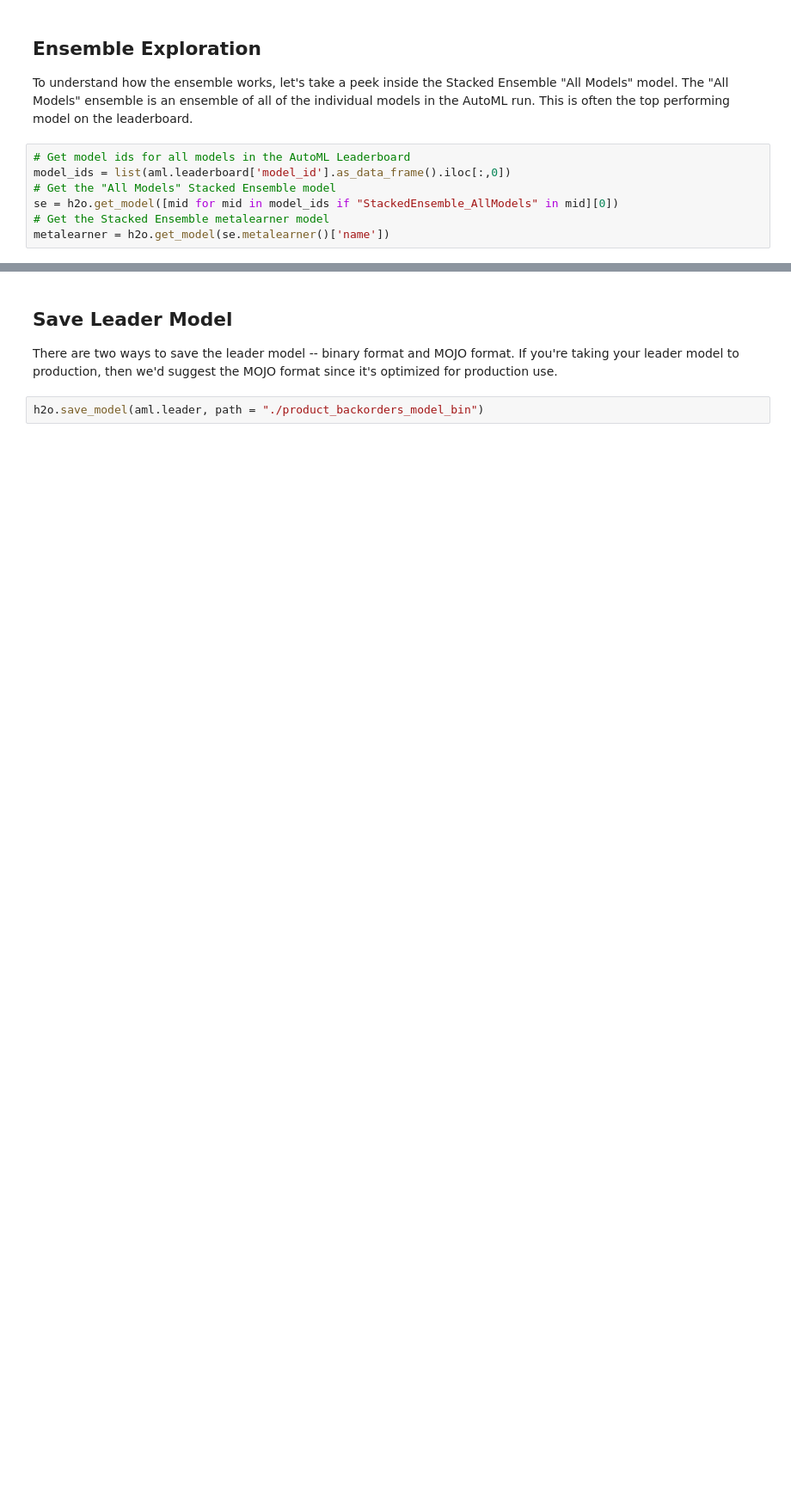
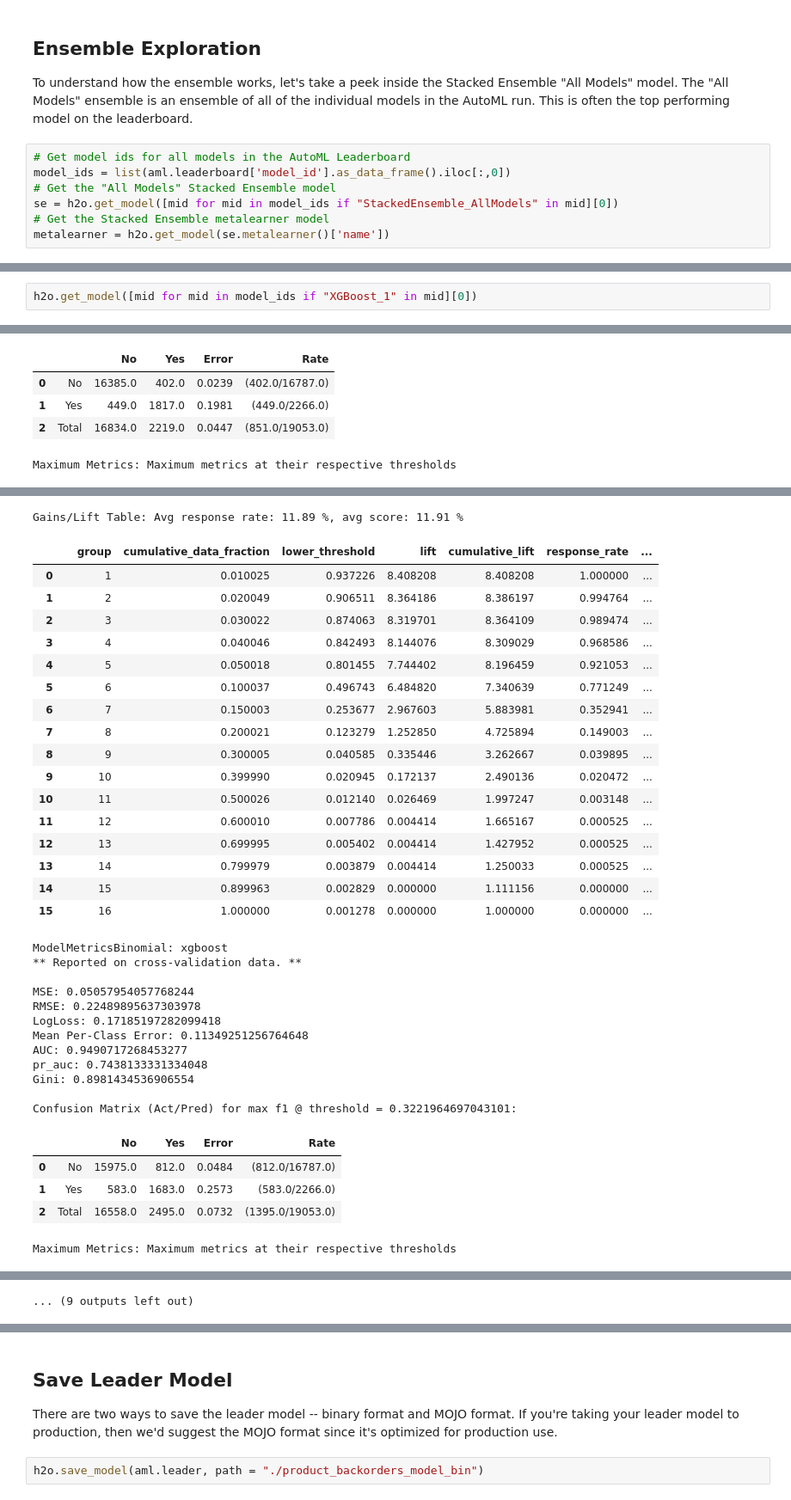
Before and after one commit to dotmesh-io/demos, a Jupyter notebook: h2o/automl_binary_classification_product_backorders.ipynb, the cells around one changed output, grey strips where cells are left out. Shown at 86% size. Drawn from its saved outputs; the diff is of its cells as text; blank space fills up the shorter version.

```diff
--- a/h2o/automl_binary_classification_product_backorders.ipynb
+++ b/h2o/automl_binary_classification_product_backorders.ipynb
@@ -104,0 +369,3 @@ metalearner.std_coef_plot()
+# %%
+h2o.get_model([mid for mid in model_ids if "XGBoost_1" in mid][0])
+# %% [output]
@@ -104,0 +393,5 @@ metalearner.std_coef_plot()
+|  |  | No | Yes | Error | Rate |
+| 0 | No | 16385.0 | 402.0 | 0.0239 | (402.0/16787.0) |
+| 1 | Yes | 449.0 | 1817.0 | 0.1981 | (449.0/2266.0) |
+| 2 | Total | 16834.0 | 2219.0 | 0.0447 | (851.0/19053.0) |
+Maximum Metrics: Maximum metrics at their respective thresholds
@@ -104,0 +415,35 @@ metalearner.std_coef_plot()
+Gains/Lift Table: Avg response rate: 11.89 %, avg score: 11.91 %
+|  |  | group | cumulative_data_fraction | lower_threshold | lift | cumulative_lift | response_rate | ... |
+| 0 |  | 1 | 0.010025 | 0.937226 | 8.408208 | 8.408208 | 1.000000 | ... |
+| 1 |  | 2 | 0.020049 | 0.906511 | 8.364186 | 8.386197 | 0.994764 | ... |
+| 2 |  | 3 | 0.030022 | 0.874063 | 8.319701 | 8.364109 | 0.989474 | ... |
+| 3 |  | 4 | 0.040046 | 0.842493 | 8.144076 | 8.309029 | 0.968586 | ... |
+| 4 |  | 5 | 0.050018 | 0.801455 | 7.744402 | 8.196459 | 0.921053 | ... |
+| 5 |  | 6 | 0.100037 | 0.496743 | 6.484820 | 7.340639 | 0.771249 | ... |
+| 6 |  | 7 | 0.150003 | 0.253677 | 2.967603 | 5.883981 | 0.352941 | ... |
+| 7 |  | 8 | 0.200021 | 0.123279 | 1.252850 | 4.725894 | 0.149003 | ... |
+| 8 |  | 9 | 0.300005 | 0.040585 | 0.335446 | 3.262667 | 0.039895 | ... |
+| 9 |  | 10 | 0.399990 | 0.020945 | 0.172137 | 2.490136 | 0.020472 | ... |
+| 10 |  | 11 | 0.500026 | 0.012140 | 0.026469 | 1.997247 | 0.003148 | ... |
+| 11 |  | 12 | 0.600010 | 0.007786 | 0.004414 | 1.665167 | 0.000525 | ... |
+| 12 |  | 13 | 0.699995 | 0.005402 | 0.004414 | 1.427952 | 0.000525 | ... |
+| 13 |  | 14 | 0.799979 | 0.003879 | 0.004414 | 1.250033 | 0.000525 | ... |
+| 14 |  | 15 | 0.899963 | 0.002829 | 0.000000 | 1.111156 | 0.000000 | ... |
+| 15 |  | 16 | 1.000000 | 0.001278 | 0.000000 | 1.000000 | 0.000000 | ... |
+ModelMetricsBinomial: xgboost
+** Reported on cross-validation data. **
+
+MSE: 0.05057954057768244
+RMSE: 0.22489895637303978
+LogLoss: 0.17185197282099418
+Mean Per-Class Error: 0.11349251256764648
+AUC: 0.9490717268453277
+pr_auc: 0.7438133331334048
+Gini: 0.8981434536906554
+
+Confusion Matrix (Act/Pred) for max f1 @ threshold = 0.3221964697043101:
+|  |  | No | Yes | Error | Rate |
+| 0 | No | 15975.0 | 812.0 | 0.0484 | (812.0/16787.0) |
+| 1 | Yes | 583.0 | 1683.0 | 0.2573 | (583.0/2266.0) |
+| 2 | Total | 16558.0 | 2495.0 | 0.0732 | (1395.0/19053.0) |
+Maximum Metrics: Maximum metrics at their respective thresholds
@@ -104,0 +467 @@ metalearner.std_coef_plot()
+... (9 outputs left out)
```
Also changed, not shown: parts of 31 cells of this notebook.
